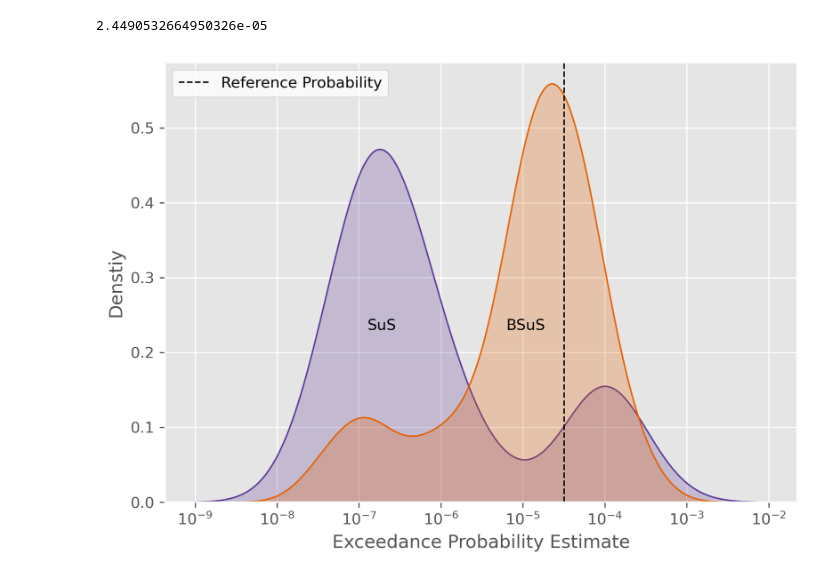
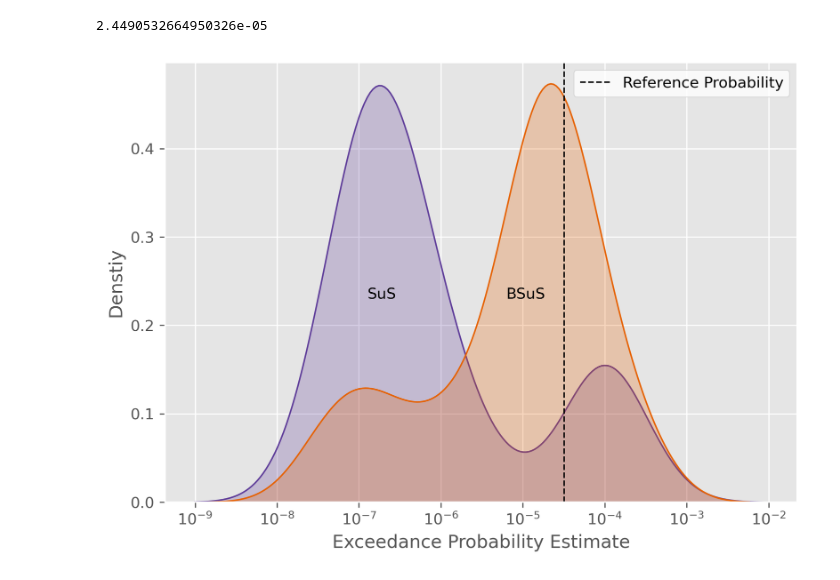
Before and after one commit to HughKinnear/branching_subset_simulation, a Jupyter notebook: figures/Kernel Density Plots.ipynb, the cells around one changed output. Saved outputs shown, nothing was run; the diff lists cells and outputs as text; code cells hidden in the pictures.

```diff
--- a/figures/Kernel Density Plots.ipynb
+++ b/figures/Kernel Density Plots.ipynb
@@ -95,33 +95,33 @@ plt.axvline(ref,
 #             linestyle='dashed',
 #             linewidth=1,
 #             )
 
 sns.kdeplot(data=np.array(bre_sus_dim_2[bre_sus_dim_2['size']==500]['estimate']),
             log_scale=True,
             fill=True,
             linewidth=1,
             color=colors[3],
             )
 
-sns.kdeplot(data=np.array(bre_bss_dim_2[bre_bss_dim_2['size']==500]['estimate']),
+sns.kdeplot(data=np.array(bre_bss_dim_2[bre_bss_dim_2['size']==500][ bre_bss_dim_2['budget'] ==100]['estimate']),
             log_scale=True,
             fill=True,
             linewidth=1,
             color=colors[0],
             )
 
 plt.xlabel('Exceedance Probability Estimate')
 plt.ylabel('Denstiy')
 plt.minorticks_off()
 
-plt.legend(fontsize=10,frameon=True,facecolor='white',loc='upper left')
+plt.legend(fontsize=10,frameon=True,facecolor='white',loc='upper right')
 
 # plt.text(3.2*10**-(5.15),0.87,'RP')
 plt.text(10**-(5.2),0.23,'BSuS')
 plt.text(10**-(6.9),0.23,'SuS')
 
 plt.savefig('linear_bss_kde.pdf',bbox_inches='tight')
 
 plt.show()
 # %% [output]
-[figure, old version]
+[figure, new version]
```
Also changed, not shown: parts of 1 cell of this notebook, 3 other files.
